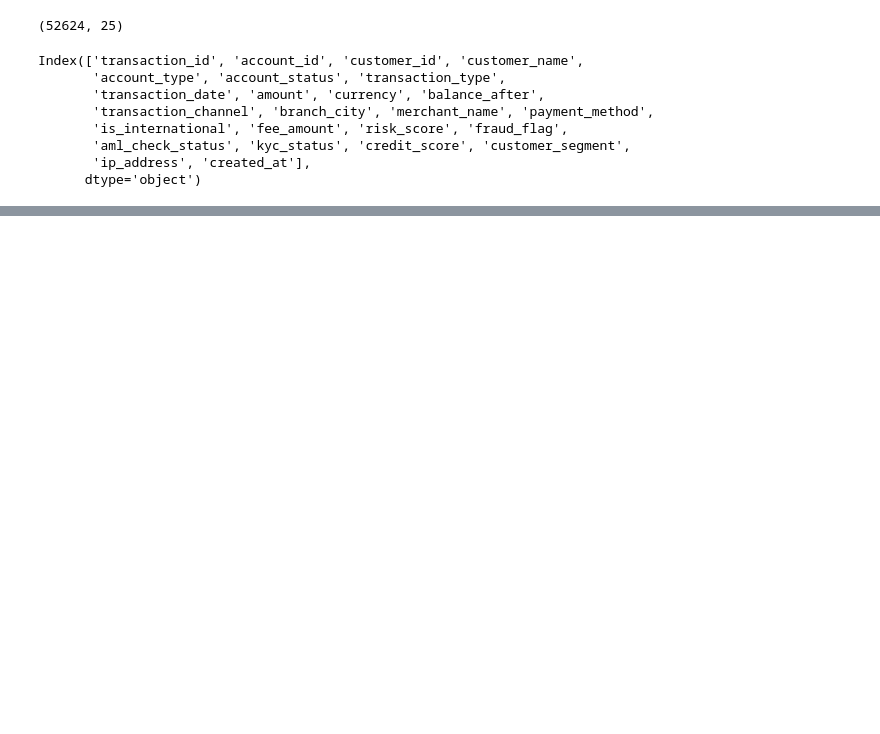
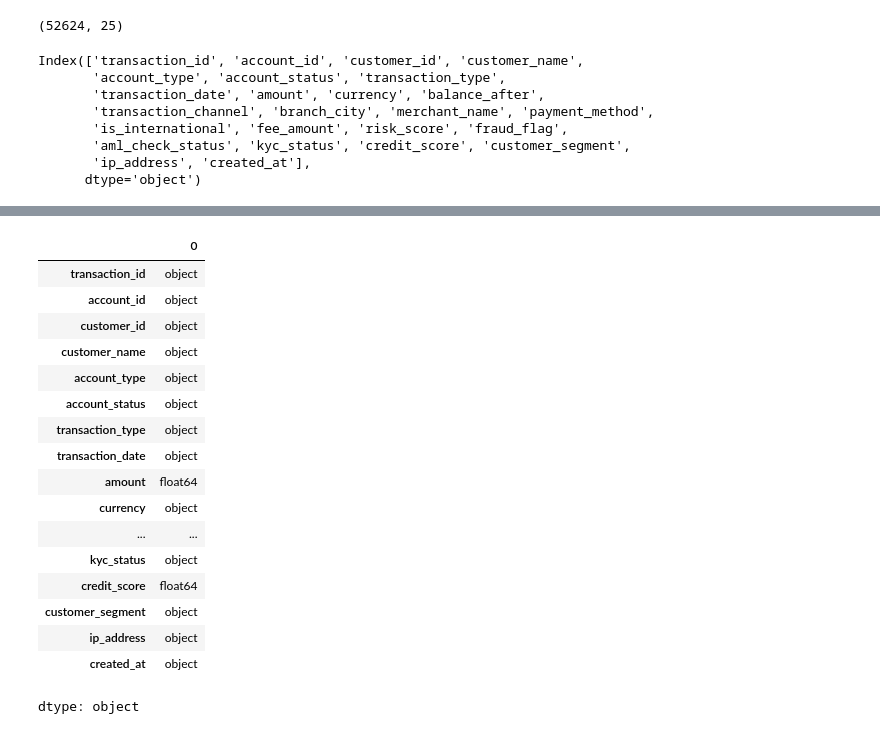
Before and after one commit to Jeel88/DSV_Finance, a Jupyter notebook: Finance_DSV_Project.ipynb, the cells around one changed output, grey strips where cells are left out. Cells and saved outputs as stored; diff of their text form; code cells hidden in the pictures; blank space fills up the shorter version.

```diff
--- a/Finance_DSV_Project.ipynb
+++ b/Finance_DSV_Project.ipynb
@@ -38,0 +69,21 @@ Index(['transaction_id', 'account_id', 'customer_id', 'customer_name',
+# %%
+df.dtypes
+# %% [output]
+|  | 0 |
+| transaction_id | object |
+| account_id | object |
+| customer_id | object |
+| customer_name | object |
+| account_type | object |
+| account_status | object |
+| transaction_type | object |
+| transaction_date | object |
+| amount | float64 |
+| currency | object |
+| ... | ... |
+| kyc_status | object |
+| credit_score | float64 |
+| customer_segment | object |
+| ip_address | object |
+| created_at | object |
+dtype: object
```
Also changed, not shown: parts of 5 cells of this notebook.
